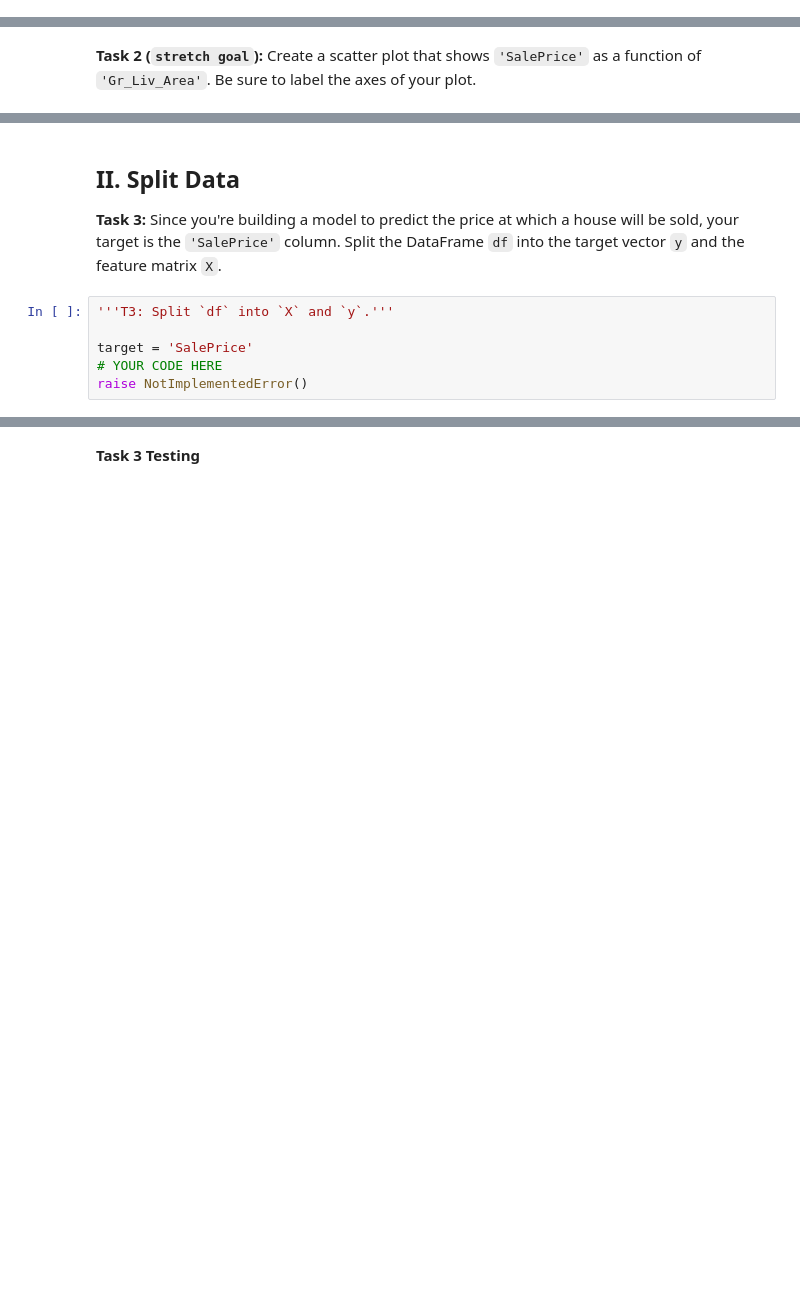
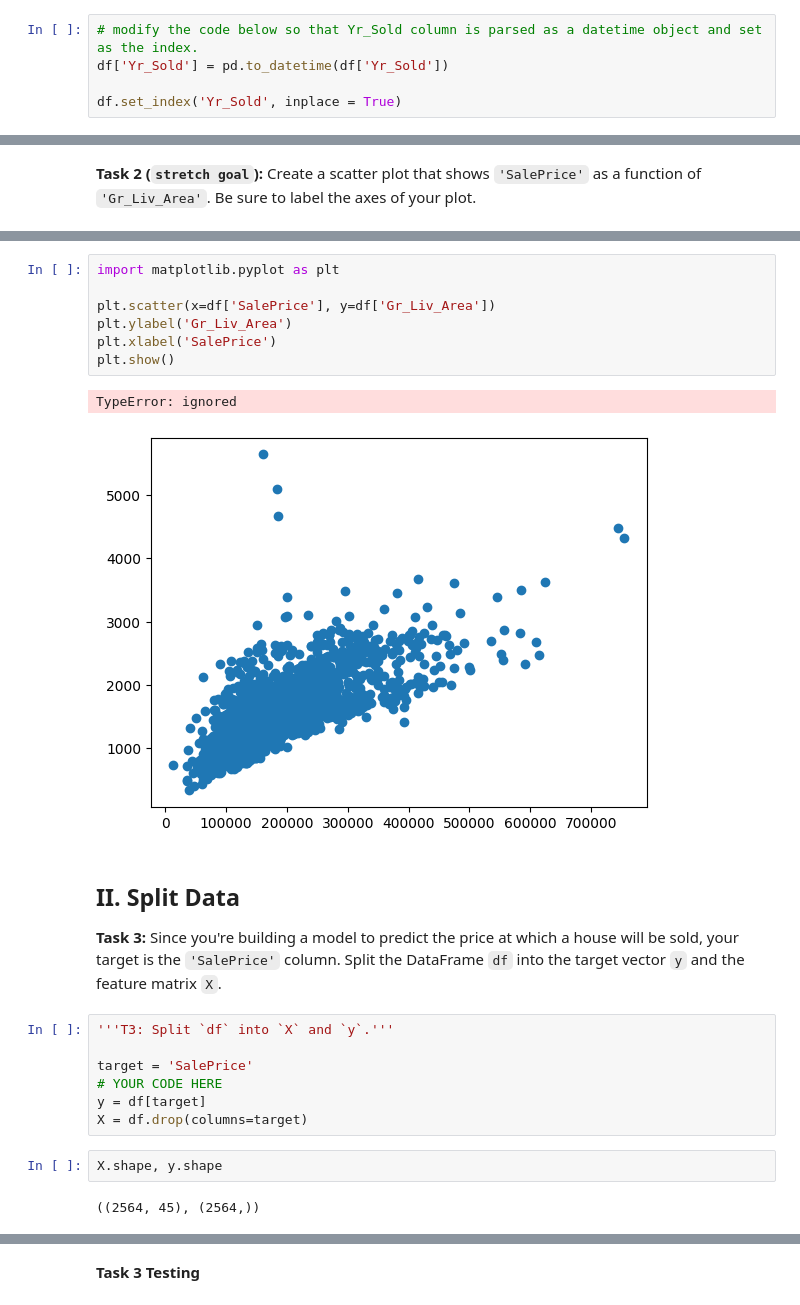
Before and after one commit to sikoh/DS-Linear-Models, a Jupyter notebook: Sprint-Challenge/DS_SprintChallenge_LinearModels.ipynb, the cells around one changed output, grey strips where cells are left out. Drawn from its saved outputs; the diff is of its cells as text; blank space fills up the shorter version.

```diff
--- a/Sprint-Challenge/DS_SprintChallenge_LinearModels.ipynb
+++ b/Sprint-Challenge/DS_SprintChallenge_LinearModels.ipynb
@@ -58,0 +71,5 @@ raise NotImplementedError()
+# %%
+# modify the code below so that Yr_Sold column is parsed as a datetime object and set as the index.
+df['Yr_Sold'] = pd.to_datetime(df['Yr_Sold'])
+
+df.set_index('Yr_Sold', inplace = True)
@@ -73,3 +116,13 @@ raise NotImplementedError()
+# %%
+import matplotlib.pyplot as plt
+
+plt.scatter(x=df['SalePrice'], y=df['Gr_Liv_Area'])
+plt.ylabel('Gr_Liv_Area')
+plt.xlabel('SalePrice')
+plt.show()
+# %% [output]
+TypeError: ignored
+[figure, added]
 # %% [markdown]
 ## II. Split Data
 
@@ -79,4 +132,9 @@ raise NotImplementedError()
 
 target = 'SalePrice'
 # YOUR CODE HERE
-raise NotImplementedError()
+y = df[target]
+X = df.drop(columns=target)
+# %%
+X.shape, y.shape
+# %% [output]
+((2564, 45), (2564,))
```
Also changed, not shown: parts of 19 cells of this notebook.
